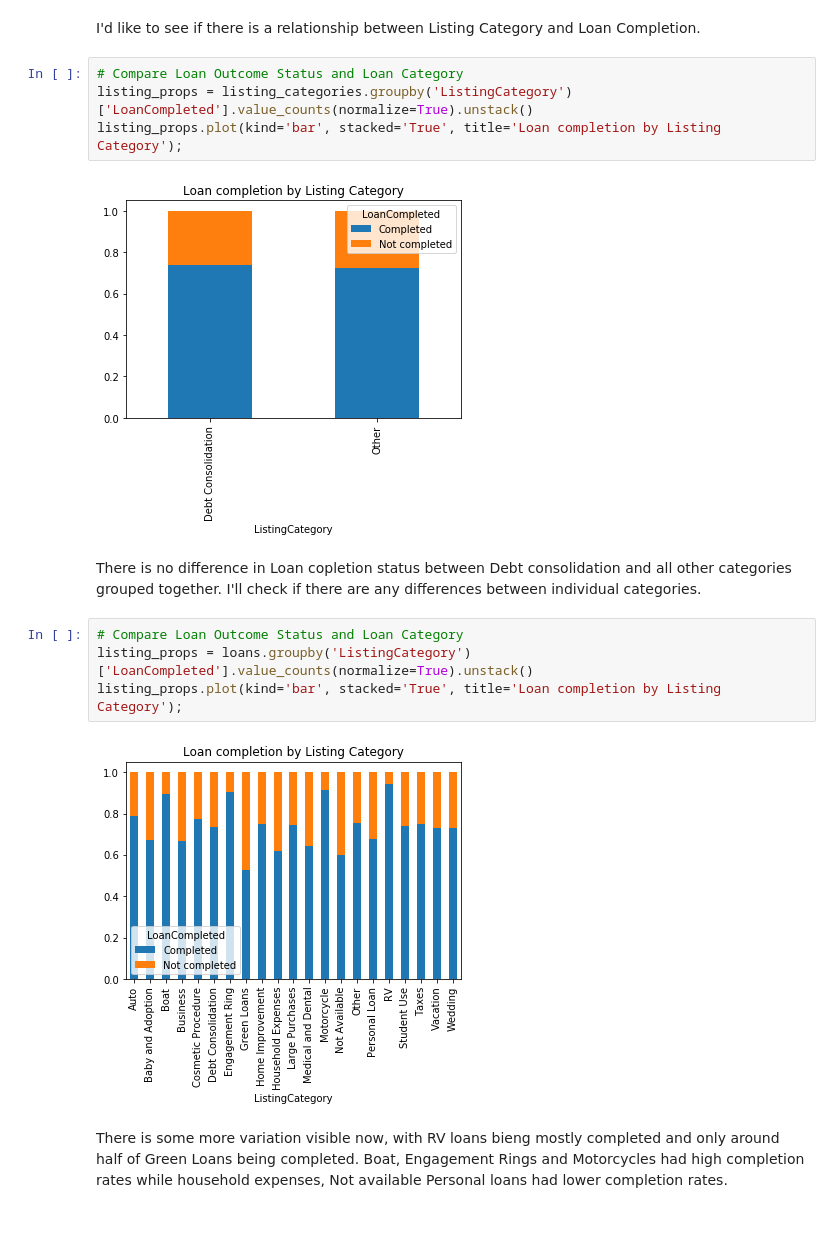
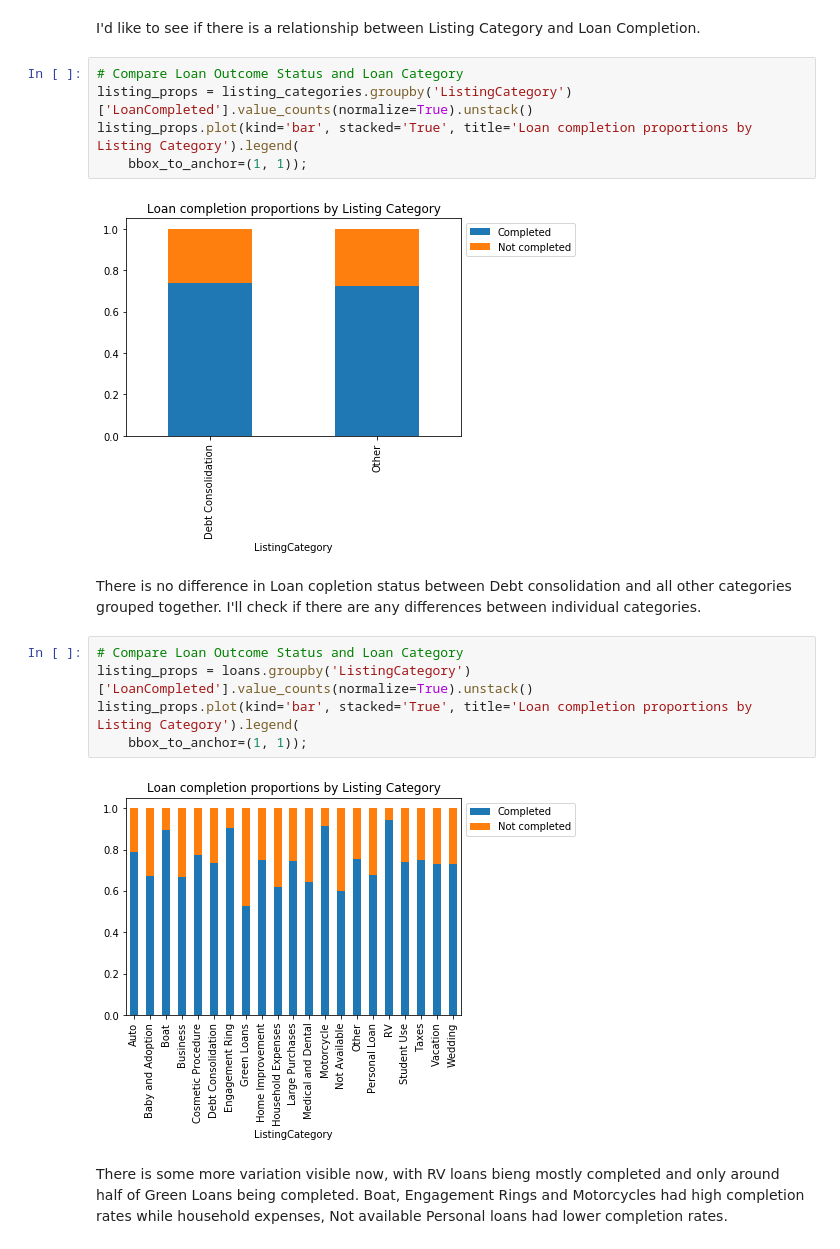
Before and after one commit to Jeffro80/DAND_Communicate_Findings, a Jupyter notebook: exploration-final.ipynb, the cells around one changed output. Saved outputs shown, nothing was run; the diff lists cells and outputs as text.

```diff
--- a/exploration-final.ipynb
+++ b/exploration-final.ipynb
@@ -1000,17 +1003,19 @@ I'd like to see if there is a relationship between Listing Category and Loan Com
 # %%
 # Compare Loan Outcome Status and Loan Category
 listing_props = listing_categories.groupby('ListingCategory')['LoanCompleted'].value_counts(normalize=True).unstack()
-listing_props.plot(kind='bar', stacked='True', title='Loan completion by Listing Category');
+listing_props.plot(kind='bar', stacked='True', title='Loan completion proportions by Listing Category').legend(
+    bbox_to_anchor=(1, 1));
 # %% [output]
-[figure, old version]
+[figure, new version]
 # %% [markdown]
 There is no difference in Loan copletion status between Debt consolidation and all other categories grouped together. I'll check if there are any differences between individual categories.
 # %%
 # Compare Loan Outcome Status and Loan Category
 listing_props = loans.groupby('ListingCategory')['LoanCompleted'].value_counts(normalize=True).unstack()
-listing_props.plot(kind='bar', stacked='True', title='Loan completion by Listing Category');
+listing_props.plot(kind='bar', stacked='True', title='Loan completion proportions by Listing Category').legend(
+    bbox_to_anchor=(1, 1));
 # %% [output]
-[figure, old version]
+[figure, new version]
 # %% [markdown]
 There is some more variation visible now, with RV loans bieng mostly completed and only around half of Green Loans being completed. Boat, Engagement Rings and Motorcycles had high completion rates while household expenses, Not available Personal loans had lower completion rates.
 # %%
```
Also changed, not shown: parts of 15 cells of this notebook.
